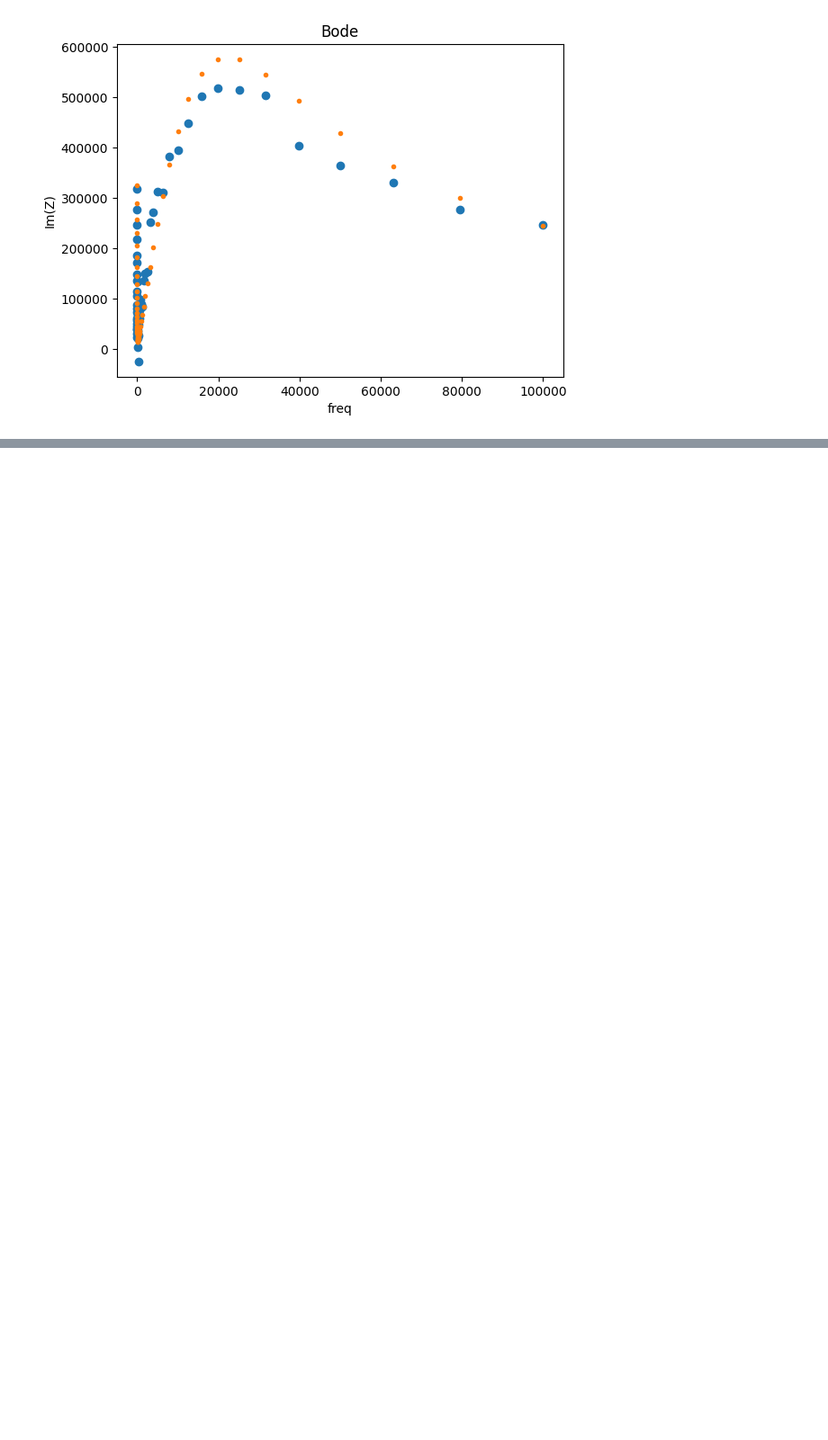
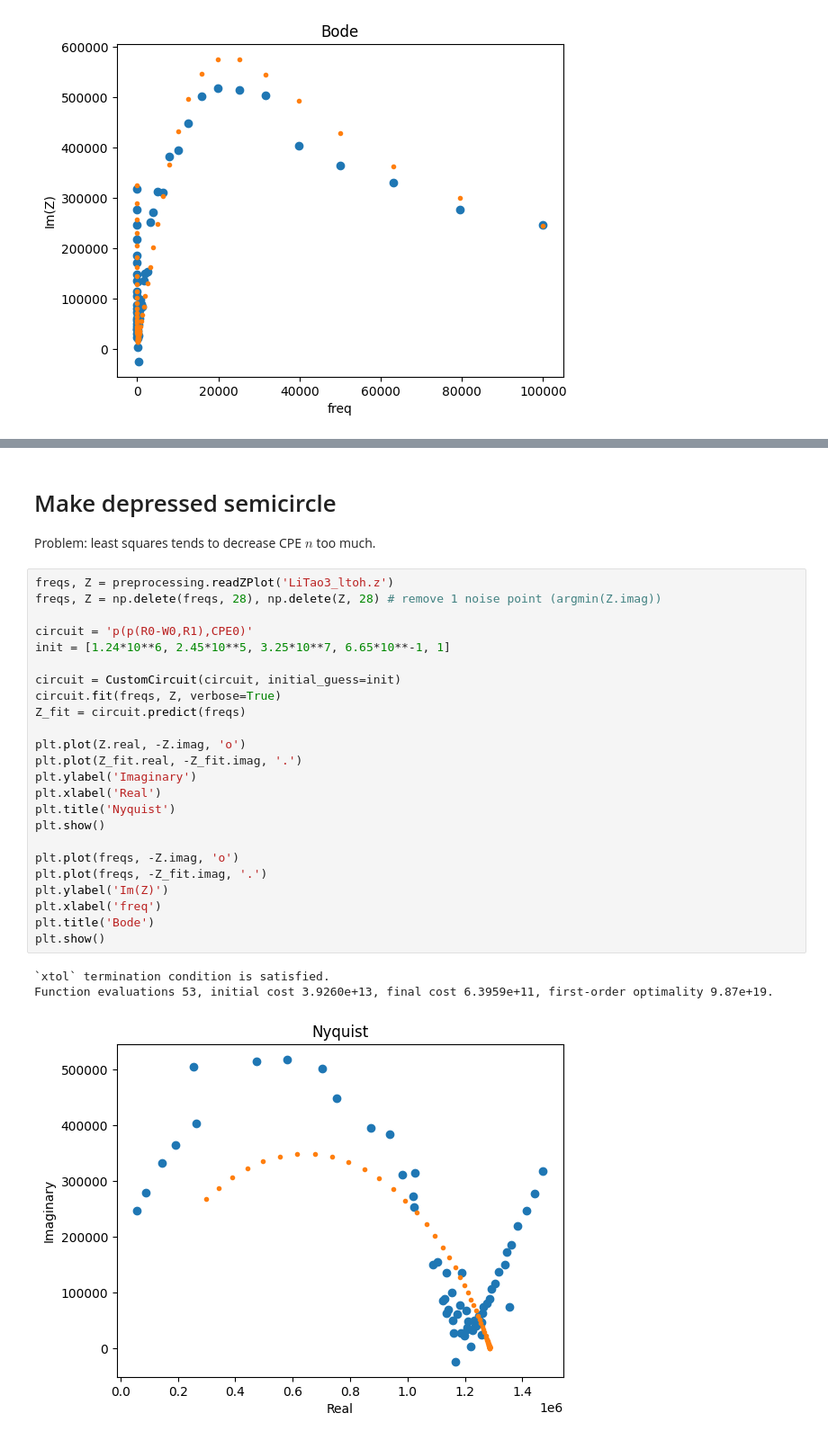
Before and after one commit to beepmo/gator, a Jupyter notebook: data/06-20/litao3_gating.ipynb, the cells around one changed output, grey strips where cells are left out. Shown at 90% size. Saved outputs shown, nothing was run; the diff lists cells and outputs as text; blank space fills up the shorter version.

```diff
--- a/data/06-20/litao3_gating.ipynb
+++ b/data/06-20/litao3_gating.ipynb
@@ -275,0 +319,31 @@ Fit parameters:
+# %% [markdown]
+# Make depressed semicircle
+Problem: least squares tends to decrease CPE $n$ too much.
+# %%
+freqs, Z = preprocessing.readZPlot('LiTao3_ltoh.z')
+freqs, Z = np.delete(freqs, 28), np.delete(Z, 28) # remove 1 noise point (argmin(Z.imag))
+
+circuit = 'p(p(R0-W0,R1),CPE0)'
+init = [1.24*10**6, 2.45*10**5, 3.25*10**7, 6.65*10**-1, 1]
+
+circuit = CustomCircuit(circuit, initial_guess=init)
+circuit.fit(freqs, Z, verbose=True)
+Z_fit = circuit.predict(freqs)
+
+plt.plot(Z.real, -Z.imag, 'o')
+plt.plot(Z_fit.real, -Z_fit.imag, '.')
+plt.ylabel('Imaginary')
+plt.xlabel('Real')
+plt.title('Nyquist')
+plt.show()
+
+plt.plot(freqs, -Z.imag, 'o')
+plt.plot(freqs, -Z_fit.imag, '.')
+plt.ylabel('Im(Z)')
+plt.xlabel('freq')
+plt.title('Bode')
+plt.show()
+# %% [output]
+`xtol` termination condition is satisfied.
+Function evaluations 53, initial cost 3.9260e+13, final cost 6.3959e+11, first-order optimality 9.87e+19.
+[figure, added]
```
Also changed, not shown: parts of 10 cells of this notebook.
